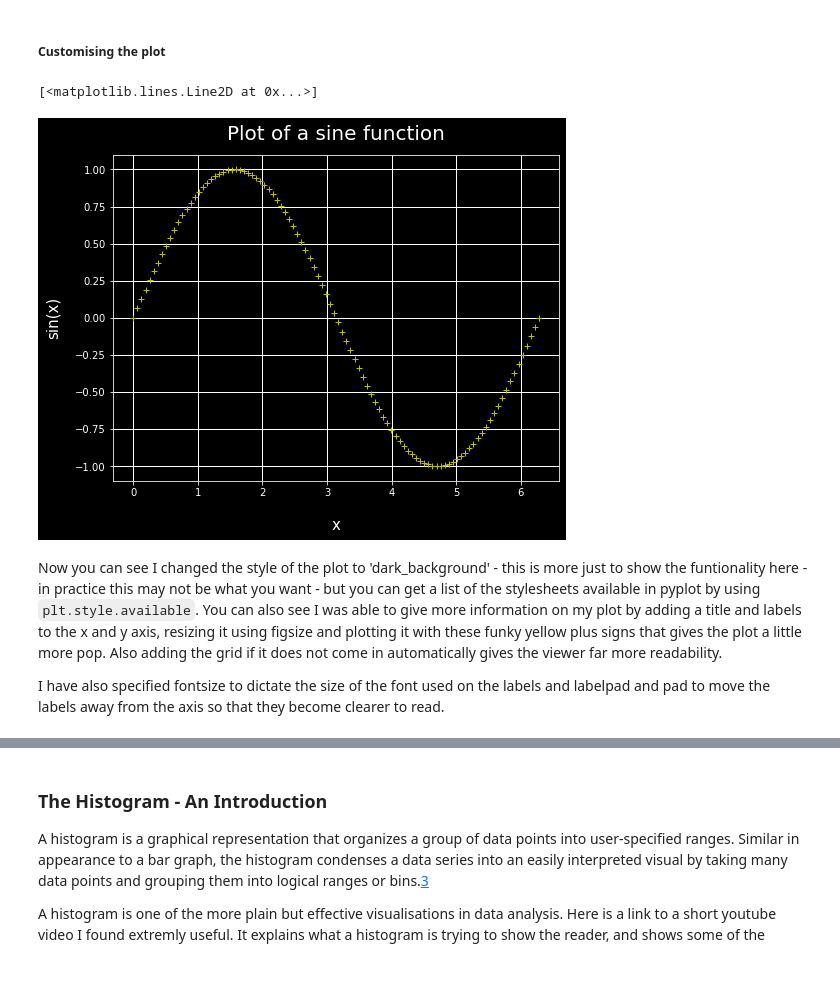
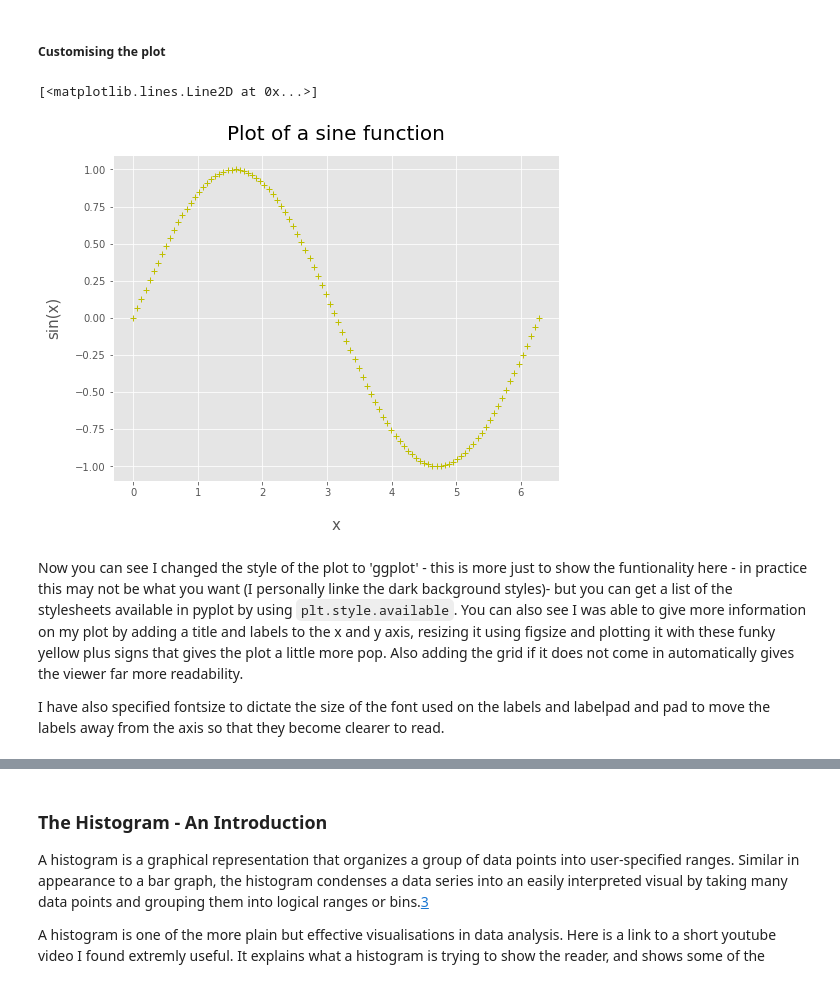
Before and after one commit to Lynch08/Fundementals_Of_Data_Analysis, a Jupyter notebook: pyplot.ipynb, the cells around one changed output, grey strips where cells are left out. Drawn from its saved outputs; the diff is of its cells as text; code cells hidden in the pictures.

Commit message:
Adding more info to investigation of pyplot - how to generate and customise plots

````diff
--- a/pyplot.ipynb
+++ b/pyplot.ipynb
@@ -62,31 +73,31 @@ Above you can see how with just a couple of lines of code I was able to generate
 # %% [markdown]
 ##### Customising the plot
 # %%
-# Changing style to fivethityeight
-plt.style.use('dark_background')
+# Changing style to ggplot
+plt.style.use('ggplot')
 
-# Produces the figure
+# Produces the figure - figsize sets plot size
 plt.figure(figsize = (8, 6))
 
 # Adds a grid
 plt.grid(True)
 
 # Adds a title
 plt.title("Plot of a sine function", fontsize = 20, pad = 15)
 
 # Adds label for the x-axis
 plt.xlabel("x", fontsize = 15, labelpad = 20)
 
 # Adds label for the y-axis
 plt.ylabel("sin(x)", fontsize = 15, labelpad = 15)
 
 # Plots the sine function with yellow + signs
 plt.plot(x,y,'y+')
 # %% [output]
 [<matplotlib.lines.Line2D at 0x...>]
-[figure, old version]
+[figure, new version]
 # %% [markdown]
-Now you can see I changed the style of the plot to 'dark_background' - this is more just to show the funtionality here - in practice this may not be what you want - but you can get a list of the stylesheets available in pyplot by using ```plt.style.available```.
+Now you can see I changed the style of the plot to 'ggplot' - this is more just to show the funtionality here - in practice this may not be what you want (I personally linke the dark background styles)- but you can get a list of the stylesheets available in pyplot by using ```plt.style.available```.
 You can also see I was able to give more information on my plot by adding a title and labels to the x and y axis, resizing it using figsize and plotting it with these funky yellow plus signs that gives the plot a little more pop. Also adding the grid if it does not come in automatically gives the viewer far more readability.
 
 I have also specified fontsize to dictate the size of the font used on the labels and labelpad and pad to move the labels away from the axis so that they become clearer to read.
````
Also changed, not shown: parts of 38 cells of this notebook.
